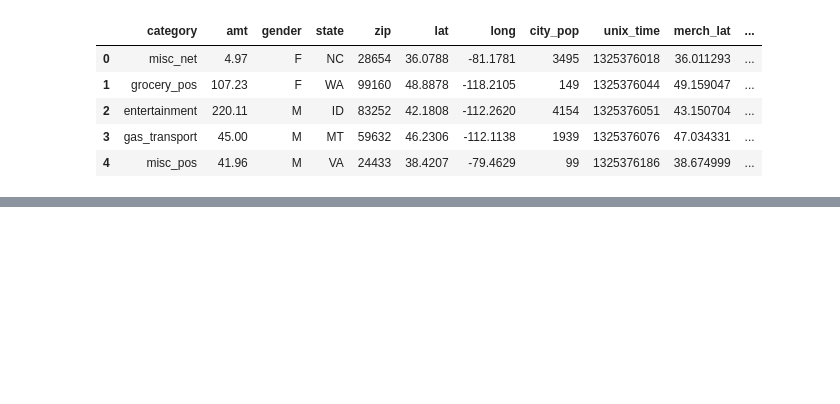
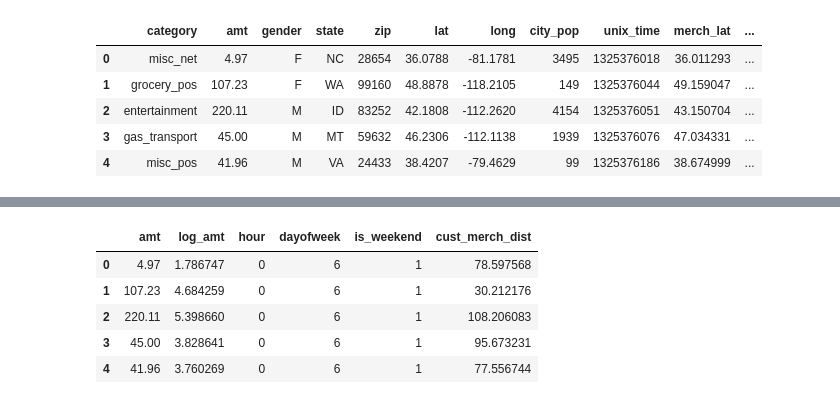
Before and after one commit to Harsh28-raj/credit-card-fraud-detection, a Jupyter notebook: credit_crd_frd.ipynb, the cells around one changed output, grey strips where cells are left out. Drawn from its saved outputs; the diff is of its cells as text; code cells hidden in the pictures; blank space fills up the shorter version.

```diff
--- a/credit_crd_frd.ipynb
+++ b/credit_crd_frd.ipynb
@@ -257,0 +260,2 @@ df.head()
+# %%
+df["log_amt"] = np.log1p(df["amt"])
@@ -257,0 +288,6 @@ df.head()
+# %%
+dt = pd.to_datetime(df["unix_time"], unit="s")
+
+df["hour"] = dt.dt.hour
+df["dayofweek"] = dt.dt.dayofweek
+df["is_weekend"] = dt.dt.dayofweek.isin([5, 6]).astype(int)
@@ -257,0 +340,17 @@ df.head()
+# %%
+import numpy as np
+
+# Earth radius in km
+R = 6371
+
+lat1 = np.radians(df["lat"])
+lon1 = np.radians(df["long"])
+lat2 = np.radians(df["merch_lat"])
+lon2 = np.radians(df["merch_long"])
+
+dlat = lat2 - lat1
+dlon = lon2 - lon1
+
+a = np.sin(dlat / 2)**2 + np.cos(lat1) * np.cos(lat2) * np.sin(dlon / 2)**2
+
+df["cust_merch_dist"] = 2 * R * np.arctan2(np.sqrt(a), np.sqrt(1 - a))
@@ -257,0 +386,9 @@ df.head()
+# %%
+df[["amt", "log_amt", "hour", "dayofweek", "is_weekend", "cust_merch_dist"]].head()
+# %% [output]
+|  | amt | log_amt | hour | dayofweek | is_weekend | cust_merch_dist |
+| 0 | 4.97 | 1.786747 | 0 | 6 | 1 | 78.597568 |
+| 1 | 107.23 | 4.684259 | 0 | 6 | 1 | 30.212176 |
+| 2 | 220.11 | 5.398660 | 0 | 6 | 1 | 108.206083 |
+| 3 | 45.00 | 3.828641 | 0 | 6 | 1 | 95.673231 |
+| 4 | 41.96 | 3.760269 | 0 | 6 | 1 | 77.556744 |
```
Also changed, not shown: parts of 26 cells of this notebook.
